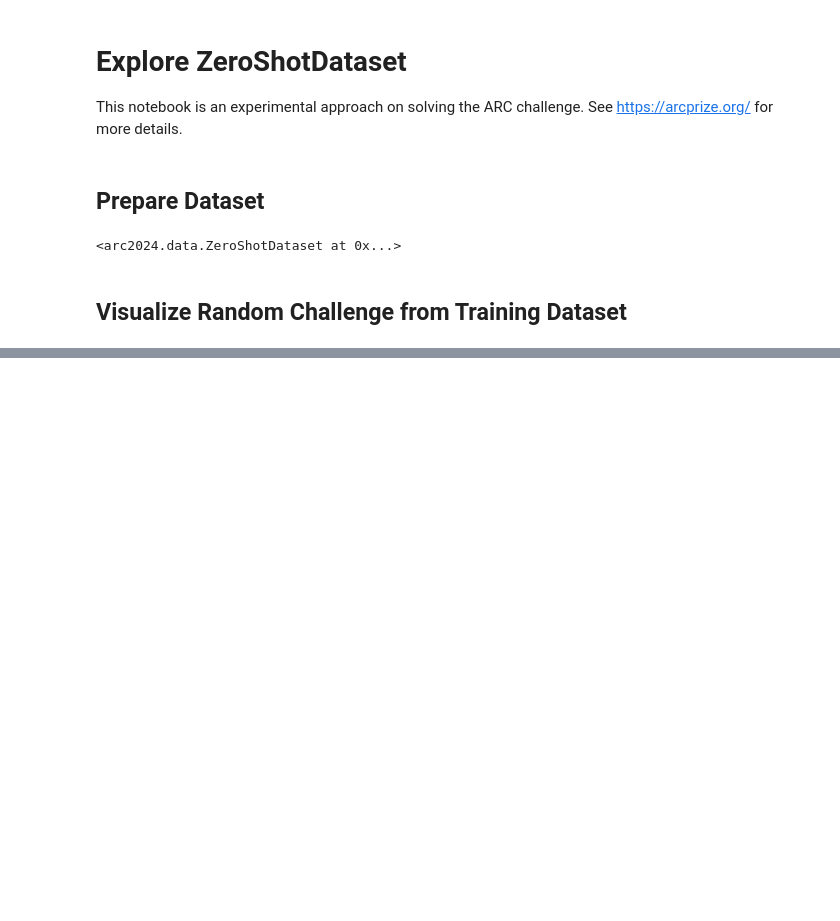
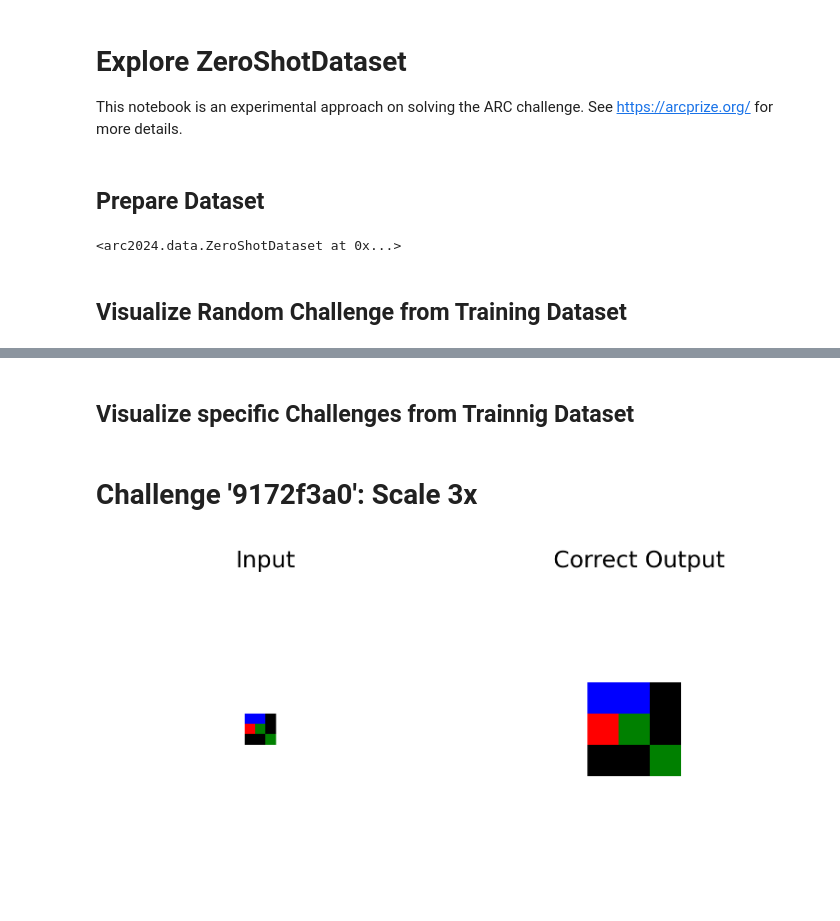
Before and after one commit to marbetschar/arc-prize-2024, a Jupyter notebook: Explore-ZeroShotDataset.ipynb, the cells around one changed output, grey strips where cells are left out. Drawn from its saved outputs; the diff is of its cells as text; code cells hidden in the pictures; blank space fills up the shorter version.

```diff
--- a/Explore-ZeroShotDataset.ipynb
+++ b/Explore-ZeroShotDataset.ipynb
@@ -26,0 +27,9 @@ plot.input_and_output(X, y)
+# %% [markdown]
+## Visualize specific Challenges from Trainnig Dataset
+# %% [markdown]
+# Challenge '9172f3a0': Scale 3x
+# %%
+X, y = dataset[dataset.challenge_ids.index('9172f3a0')]
+plot.input_and_output(X, y)
+# %% [output]
+[figure, added]
```
Also changed, not shown: parts of 3 cells of this notebook, 3 other files.
